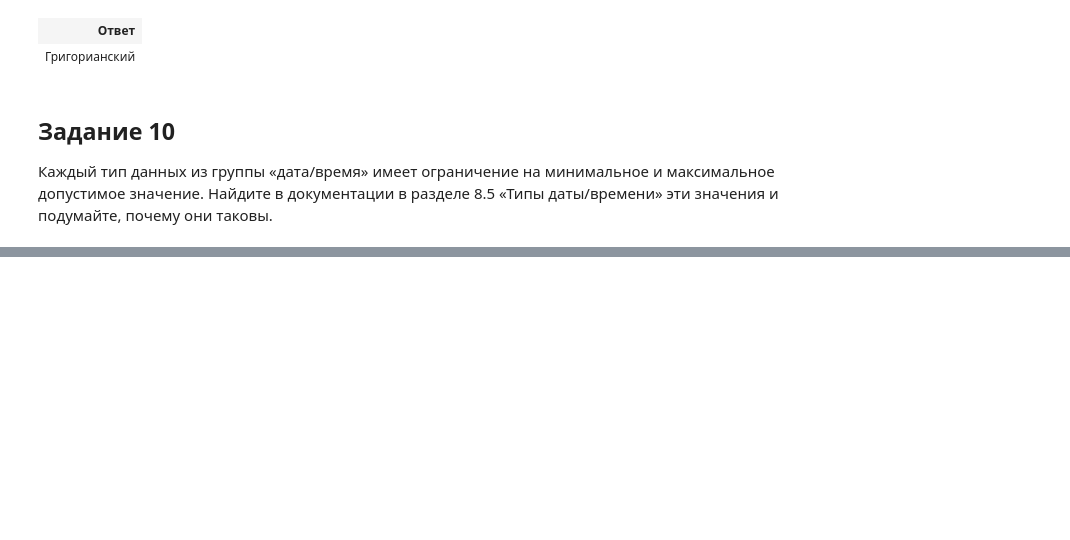
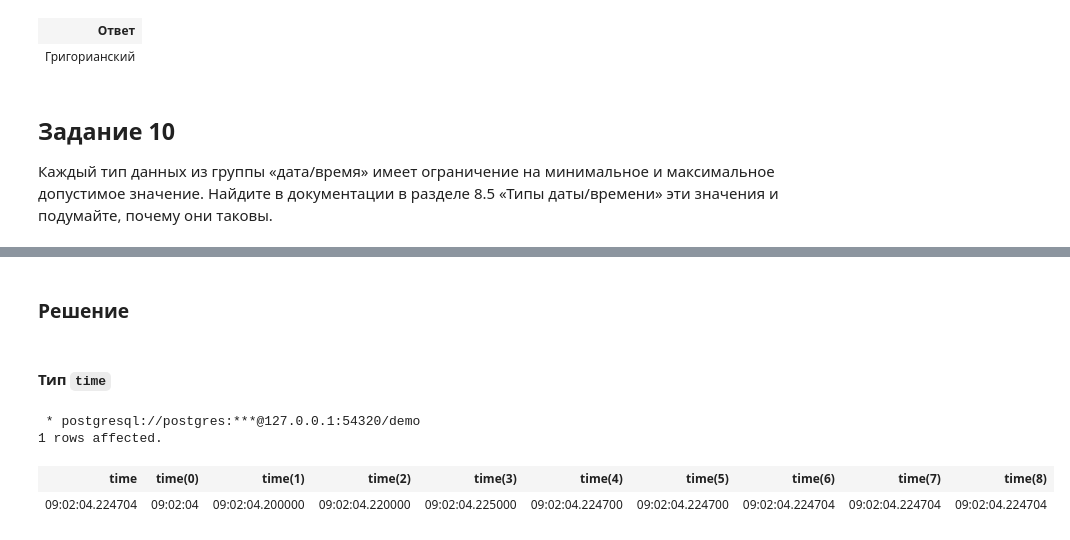
Before and after one commit to vowatchka/postgres_basic, a Jupyter notebook: practices/4_postgres_datatypes/sql.ipynb, the cells around one changed output, grey strips where cells are left out. Cells and saved outputs as stored; diff of their text form; code cells hidden in the pictures; blank space fills up the shorter version.

Commit message:
4 postgres datatypes: tasks 11-12 completed (sql)

```diff
--- a/practices/4_postgres_datatypes/sql.ipynb
+++ b/practices/4_postgres_datatypes/sql.ipynb
@@ -605,0 +615,22 @@ FROM (VALUES
+# %% [markdown]
+### Решение
+# %% [markdown]
+#### Тип `time`
+# %%
+%%sql
+SELECT
+    current_time::time as "time",
+    current_time::time(0) as "time(0)",
+    current_time::time(1) as "time(1)",
+    current_time::time(2) as "time(2)",
+    current_time::time(3) as "time(3)",
+    current_time::time(4) as "time(4)",
+    current_time::time(5) as "time(5)",
+    current_time::time(6) as "time(6)",
+    current_time::time(7) as "time(7)",
+    current_time::time(8) as "time(8)"
+# %% [output]
+ * postgresql://postgres:***@127.0.0.1:54320/demo
+1 rows affected.
+| time | time(0) | time(1) | time(2) | time(3) | time(4) | time(5) | time(6) | time(7) | time(8) |
+| 09:02:04.224704 | 09:02:04 | 09:02:04.200000 | 09:02:04.220000 | 09:02:04.225000 | 09:02:04.224700 | 09:02:04.224700 | 09:02:04.224704 | 09:02:04.224704 | 09:02:04.224704 |
```
Also changed, not shown: parts of 39 cells of this notebook, 1 other file.
